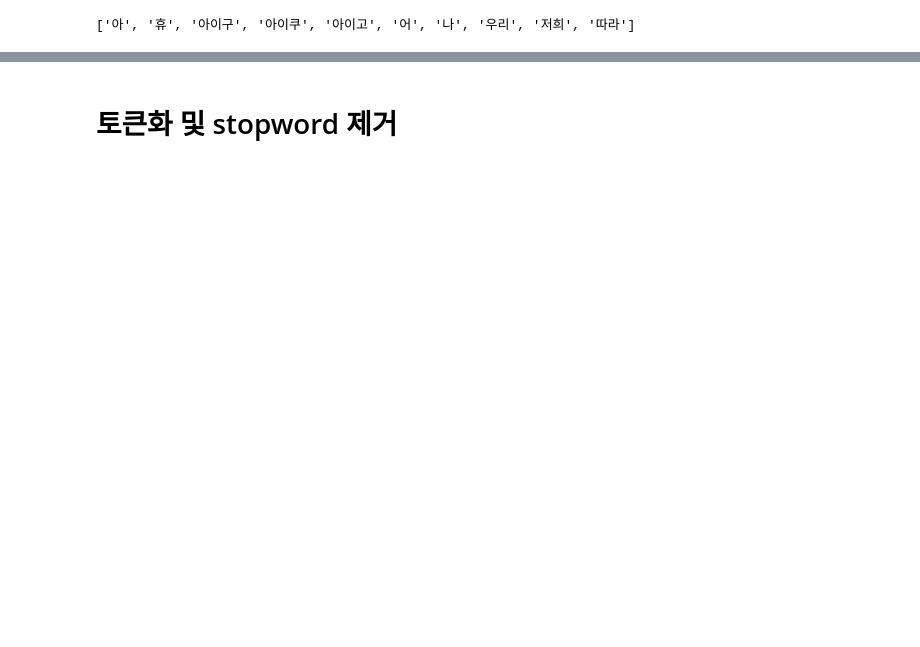
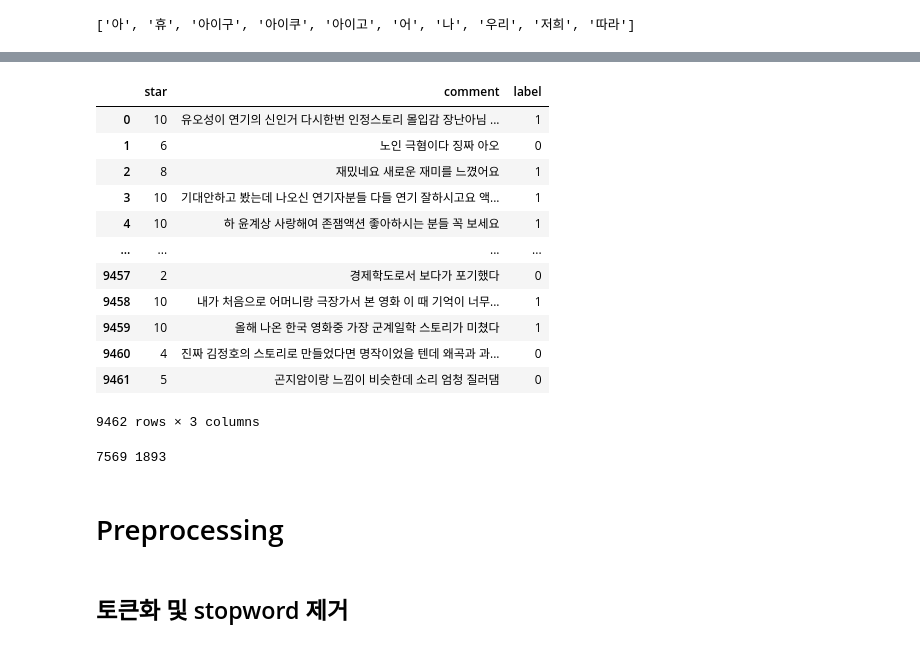
Before and after one commit to Hyun-Jun-Lee/Review_Sentiment_Analysis, a Jupyter notebook: Movie_Review_Seniment_Analysis.ipynb, the cells around one changed output, grey strips where cells are left out. Saved outputs shown, nothing was run; the diff lists cells and outputs as text; code cells hidden in the pictures; blank space fills up the shorter version.

```diff
--- a/Movie_Review_Seniment_Analysis.ipynb
+++ b/Movie_Review_Seniment_Analysis.ipynb
@@ -38,3 +39,7 @@ df.sample(10)
 stopwords[:10]
 # %% [output]
 ['아', '휴', '아이구', '아이쿠', '아이고', '어', '나', '우리', '저희', '따라']
+# %%
+# NA값 제거
+df = df.dropna(axis=0)
+df.isna().sum()
@@ -40,0 +52,5 @@ stopwords[:10]
+# %%
+df.drop('Unnamed: 0', axis=1, inplace=True)
+# %%
+df = df.sample(frac=1).reset_index()
+df.tail()
@@ -40,0 +64,18 @@ stopwords[:10]
+# %%
+df.drop('index', axis=1, inplace=True)
+# %%
+df
+# %% [output]
+|  | star | comment | label |
+| 0 | 10 | 유오성이 연기의 신인거 다시한번 인정스토리 몰입감 장난아님 ... | 1 |
+| 1 | 6 | 노인 극혐이다 징짜 아오 | 0 |
+| 2 | 8 | 재밌네요 새로운 재미를 느꼈어요 | 1 |
+| 3 | 10 | 기대안하고 봤는데 나오신 연기자분들 다들 연기 잘하시고요 액... | 1 |
+| 4 | 10 | 하 윤계상 사랑해여 존잼액션 좋아하시는 분들 꼭 보세요 | 1 |
+| ... | ... | ... | ... |
+| 9457 | 2 | 경제학도로서 보다가 포기했다 | 0 |
+| 9458 | 10 | 내가 처음으로 어머니랑 극장가서 본 영화 이 때 기억이 너무... | 1 |
+| 9459 | 10 | 올해 나온 한국 영화중 가장 군계일학 스토리가 미쳤다 | 1 |
+| 9460 | 4 | 진짜 김정호의 스토리로 만들었다면 명작이었을 텐데 왜곡과 과... | 0 |
+| 9461 | 5 | 곤지암이랑 느낌이 비슷한데 소리 엄청 질러댐 | 0 |
+9462 rows × 3 columns
@@ -41,2 +88,8 @@ stopwords[:10]
+# %%
+print(len(train), len(test))
+# %% [output]
+7569 1893
+# %% [markdown]
+# Preprocessing
 # %% [markdown]
-# 토큰화 및 stopword 제거
+## 토큰화 및 stopword 제거
```
Also changed, not shown: parts of 12 cells of this notebook.
